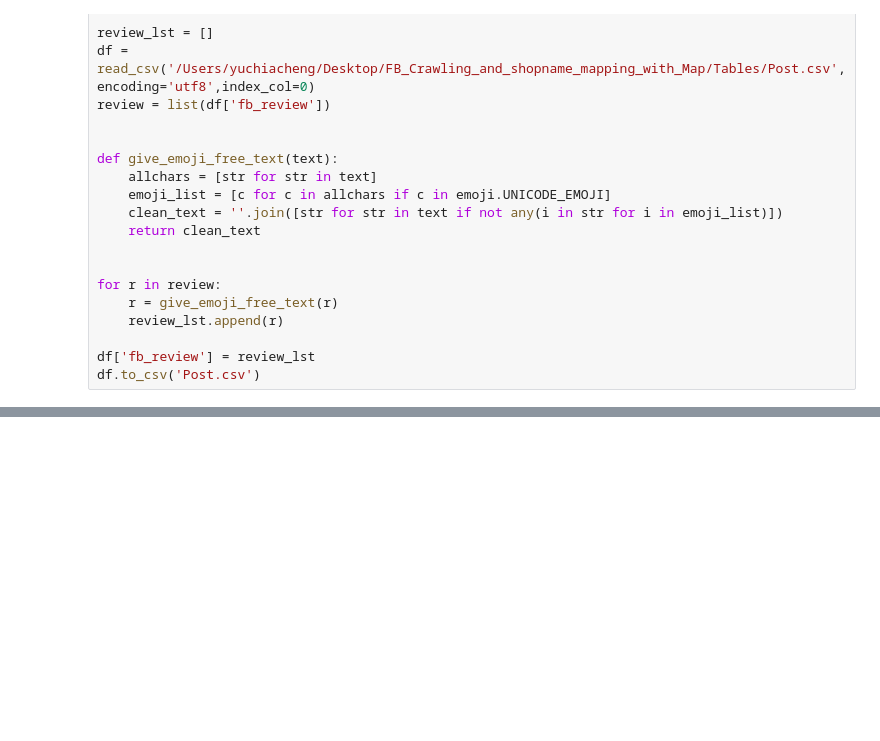
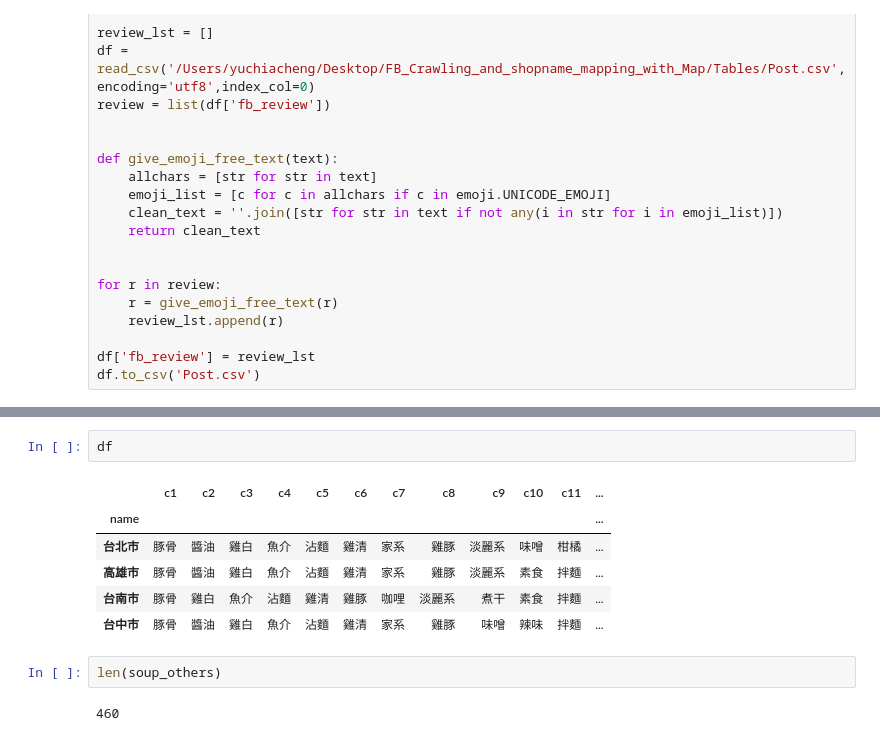
Before and after one commit to yuchiaa/FBcrawling_and_mapping_shopname_with_Map, a Jupyter notebook: fb_content_all_store.ipynb, the cells around one changed output, grey strips where cells are left out. Cells and saved outputs as stored; diff of their text form; blank space fills up the shorter version.

Commit message:
soup_others

```diff
--- a/fb_content_all_store.ipynb
+++ b/fb_content_all_store.ipynb
@@ -524,0 +607,13 @@ df.to_csv('Post.csv')
+# %%
+df
+# %% [output]
+|  | c1 | c2 | c3 | c4 | c5 | c6 | c7 | c8 | c9 | c10 | c11 | ... |
+| name |  |  |  |  |  |  |  |  |  |  |  | ... |
+| 台北市 | 豚骨 | 醬油 | 雞白 | 魚介 | 沾麵 | 雞清 | 家系 | 雞豚 | 淡麗系 | 味噌 | 柑橘 | ... |
+| 高雄市 | 豚骨 | 醬油 | 雞白 | 魚介 | 沾麵 | 雞清 | 家系 | 雞豚 | 淡麗系 | 素食 | 拌麵 | ... |
+| 台南市 | 豚骨 | 雞白 | 魚介 | 沾麵 | 雞清 | 雞豚 | 咖哩 | 淡麗系 | 煮干 | 素食 | 拌麵 | ... |
+| 台中市 | 豚骨 | 醬油 | 雞白 | 魚介 | 沾麵 | 雞清 | 家系 | 雞豚 | 味噌 | 辣味 | 拌麵 | ... |
+# %%
+len(soup_others)
+# %% [output]
+460
```
Also changed, not shown: parts of 2 cells of this notebook, 2 other files.
